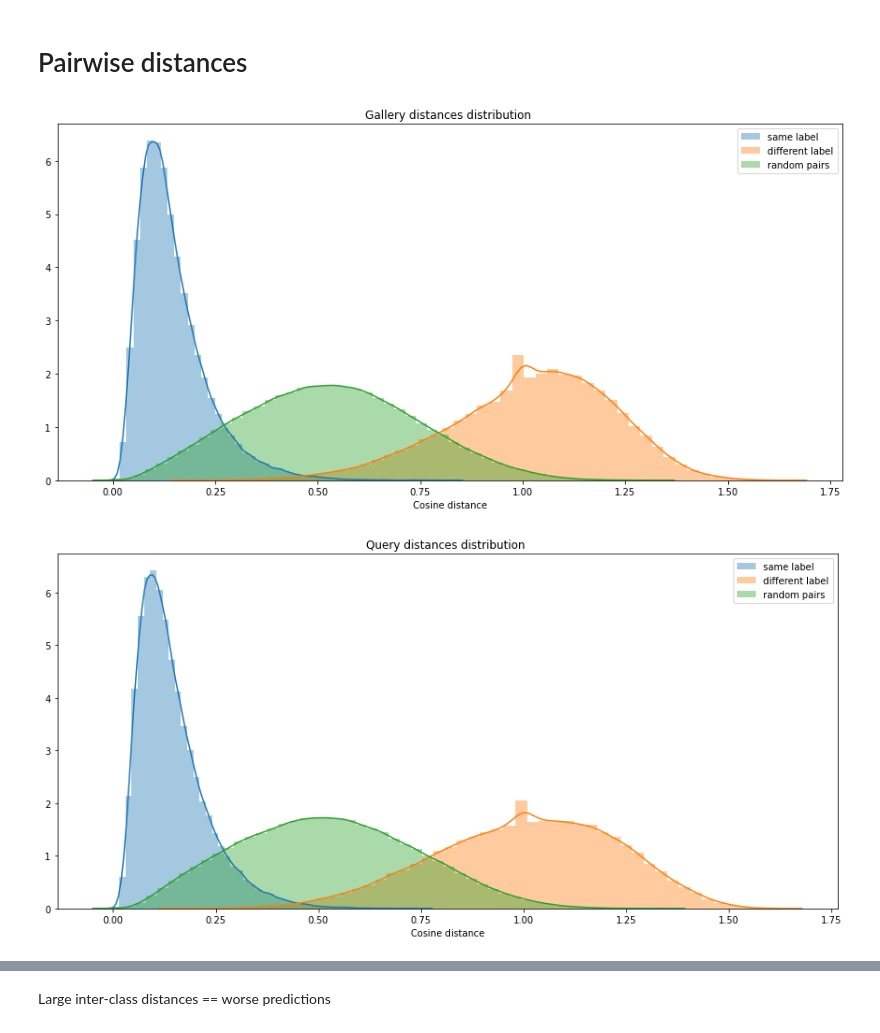
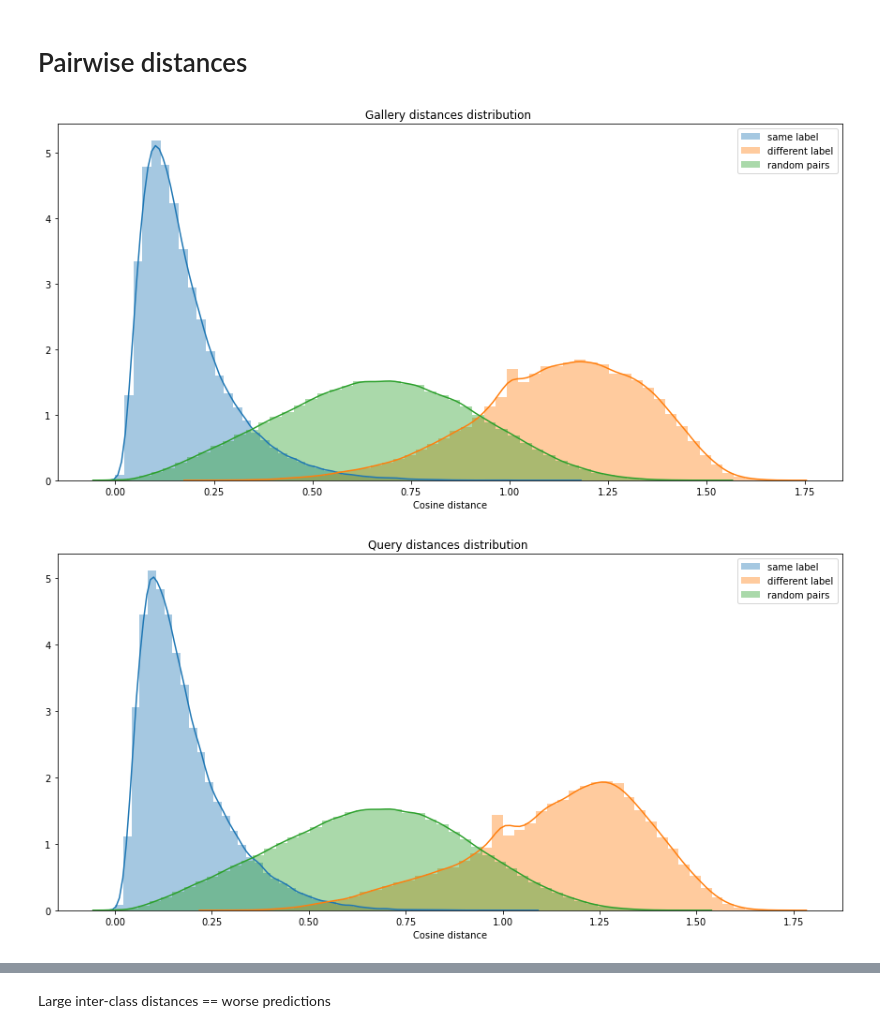
Before and after one commit to btseytlin/metric_experiments, a Jupyter notebook: result_inspection.ipynb, the cells around one changed output, grey strips where cells are left out. Drawn from its saved outputs; the diff is of its cells as text; code cells hidden in the pictures.

Commit message:
Very interesting class dropout result

```diff
--- a/result_inspection.ipynb
+++ b/result_inspection.ipynb
@@ -83,8 +75,8 @@ embedder = get_embedder(trunk_output_size, params.embedder_layers, device)
 # %% [markdown]
 # Load model
 # %%
-embedder_path, trunk_path = ('experiment_logs/09-30_14:47_TripletContrastive weighted/embedder_best15.pth',
- 'experiment_logs/09-30_14:47_TripletContrastive weighted/trunk_best15.pth')
+embedder_path, trunk_path = ('experiment_logs/10-01_13:05_class_dropout_sampler/embedder_best15.pth',
+ 'experiment_logs/10-01_13:05_class_dropout_sampler/trunk_best15.pth')
 # %%
 trunk, trunk_output_size = get_trunk(device)
 trunk.load_state_dict(torch.load(trunk_path))
@@ -243,9 +241,9 @@ def get_pairwise_distances(embeddings, labels, sample_size=1000):
     all_same_label_dists = np.concatenate([dists for l, dists in same_label_distances.items()])
     all_diff_label_distances = np.concatenate([dists for l, dists in diff_label_distances.items()])
 
-    return random_distances, all_same_label_dists, all_diff_label_distances
+    return random_distances, all_same_label_dists, all_diff_label_distances, same_label_distances, diff_label_distances
 # %%
-random_distances, all_same_label_dists, all_diff_label_distances = get_pairwise_distances(gallery_embeddings, gallery_labels)
+random_distances, all_same_label_dists, all_diff_label_distances, same_label_distances, diff_label_distances = get_pairwise_distances(gallery_embeddings, gallery_labels)
 plt.figure(figsize=(15, 7))
 sns.distplot(all_same_label_dists, label='same label')
 sns.distplot(all_diff_label_distances, label='different label')
@@ -255,19 +253,19 @@ plt.title("Gallery distances distribution ")
 plt.legend()
 plt.show()
 # %% [output]
-[figure, old version]
+[figure, new version]
 # %%
-random_distances, all_same_label_dists, all_diff_label_distances = get_pairwise_distances(query_embeddings, query_labels)
+random_distances, all_same_label_dists, all_diff_label_distances, same_label_distances, diff_label_distances = get_pairwise_distances(query_embeddings, query_labels)
 plt.figure(figsize=(15, 7))
 sns.distplot(all_same_label_dists, label='same label')
 sns.distplot(all_diff_label_distances, label='different label')
 sns.distplot(random_distances, label='random pairs')
 plt.xlabel('Cosine distance')
 plt.title("Query distances distribution ")
 plt.legend()
 plt.show()
 # %% [output]
-[figure, old version]
+[figure, new version]
 # %%
 means = []
 stds = []
```
Also changed, not shown: parts of 9 cells of this notebook, 1 other file.
